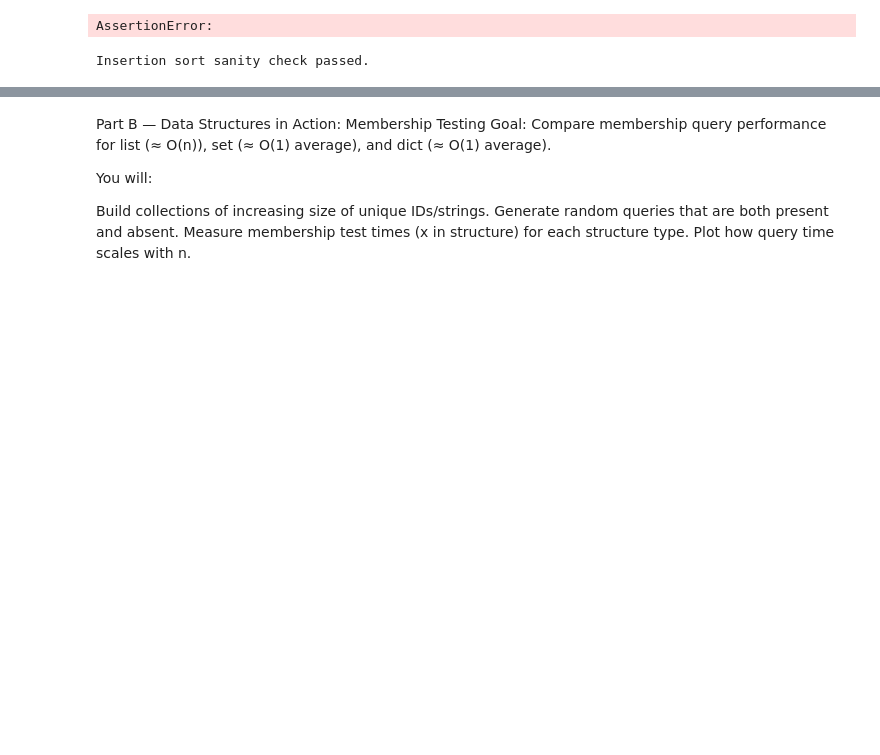
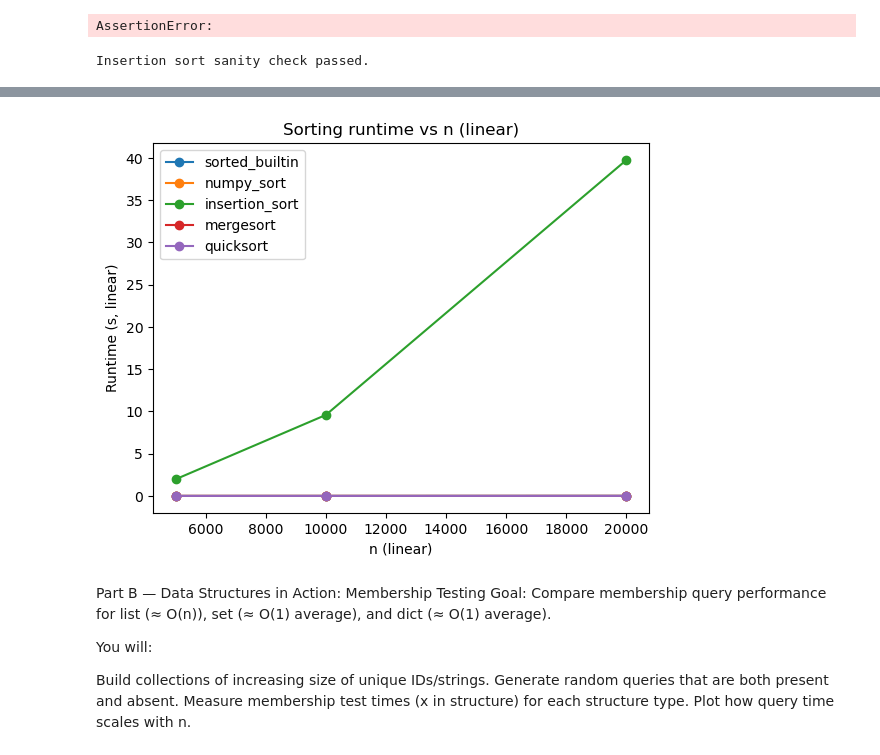
Before and after one commit to cw-stipek/sorting_data_structures_big_o, a Jupyter notebook: src/DSE511_HW4_stipek.ipynb, the cells around one changed output, grey strips where cells are left out. Cells and saved outputs as stored; diff of their text form; code cells hidden in the pictures; blank space fills up the shorter version.

```diff
--- a/src/DSE511_HW4_stipek.ipynb
+++ b/src/DSE511_HW4_stipek.ipynb
@@ -128,3 +138,15 @@ NameError: name 'dfA' is not defined
+# %%
+plt.figure()
+for key in ['sorted_builtin', 'numpy_sort', 'insertion_sort', 'mergesort', 'quicksort']:
+    plt.plot(dfA['n'], dfA[key], marker='o', label=key)
+
+plt.xlabel('n (linear)')
+plt.ylabel('Runtime (s, linear)')
+plt.title('Sorting runtime vs n (linear)')
+plt.legend()
+plt.show()
+# %% [output]
+[figure, added]
 # %% [markdown]
 Part B — Data Structures in Action: Membership Testing
 Goal: Compare membership query performance for list (≈ O(n)), set (≈ O(1) average), and dict (≈ O(1) average).
```
Also changed, not shown: parts of 2 cells of this notebook.
